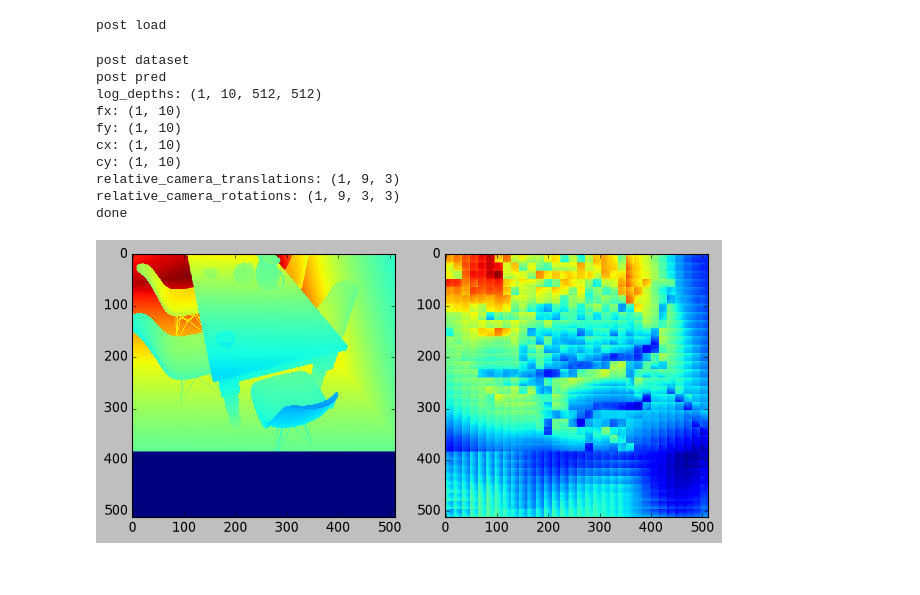
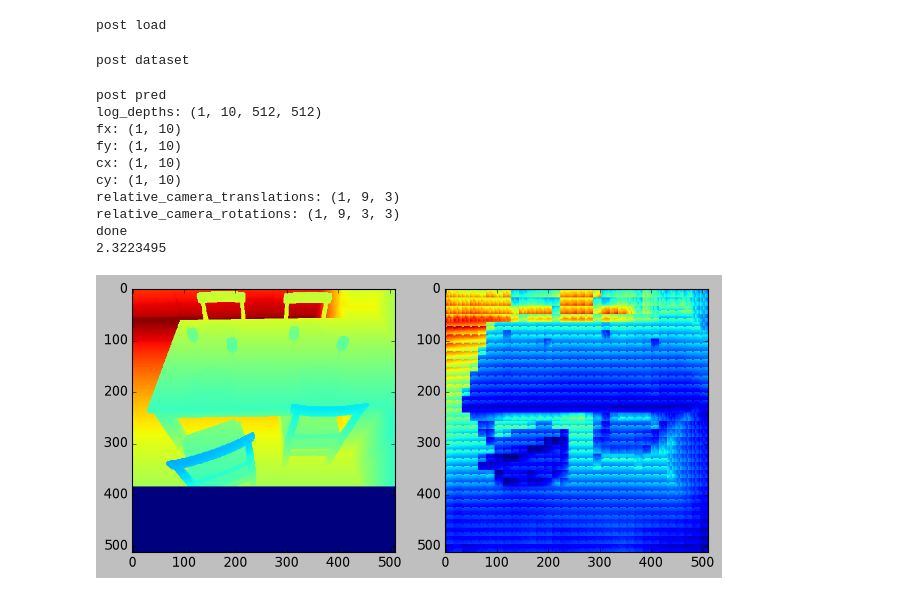
Before and after one commit to hughmathimati/PP3DR, a Jupyter notebook: PP3DR/visualise/notebook.ipynb, the cells around one changed output. Cells and saved outputs as stored; diff of their text form; code cells hidden in the pictures.

```diff
--- a/PP3DR/visualise/notebook.ipynb
+++ b/PP3DR/visualise/notebook.ipynb
@@ -5,9 +12,10 @@ from datasets.nrgbd_dataset import nrgbd_dataset
 import matplotlib.pyplot as plt
 # %%
+# model = post_proj_res_conv()
 model = PP3DR()
-remove_front = True
-
-loaded_state_dict = torch.load("/vulcanscratch/hughma/PP3DR/gradient-matching/PP3DR.pth", weights_only=True)
+remove_front = False
+# I want to see which parameters are left over after loading this.
+loaded_state_dict = torch.load("/vulcanscratch/hughma/PP3DR/LDD-Dn-1000-finetune/PP3DR.pth", weights_only=True)
 if remove_front:
     # The lines here are necessary if all the loaded state dict entries begin with an extra "module."
     new_state_dict = {}
@@ -20,35 +28,39 @@ print("post load")
 
 model = model.eval().to("cuda")
 dataset = nrgbd_dataset()
-data = dataset[0]
-print("post dataset")
-for key in data:
-    data[key] = data[key].unsqueeze(0)
-with torch.amp.autocast("cuda", dtype = torch.bfloat16), torch.no_grad():
-    pred = model(data['images'].to("cuda"), data['rope_x'].to("cuda"), data['rope_y'].to("cuda"))
-print("post pred")
-for key in pred:
-    pred[key] = pred[key].to(torch.float32).cpu().numpy(force=True)
-    print(f"{key}: {pred[key].shape}")
-print("done")
+# dataset = sintel_dataset()
 # %% [output]
 post load
-post dataset
-post pred
-log_depths: (1, 10, 512, 512)
-fx: (1, 10)
-fy: (1, 10)
-cx: (1, 10)
-cy: (1, 10)
-relative_camera_translations: (1, 9, 3)
-relative_camera_rotations: (1, 9, 3, 3)
-done
-# %%
-# plt.style.use("seaborn-v0_8-darkgrid")
-plt.style.use("classic")
-fig, (a1, a2) = plt.subplots(1, 2)
-a1.imshow(data['depths'][0][0])
-a2.imshow(pred['log_depths'][0][0])
-fig.tight_layout()
-# %% [output]
-[figure, removed]
+# %%
+data = dataset[4] # 8
+print("post dataset")
+for key in data:
+    data[key] = data[key].unsqueeze(0)
+with torch.amp.autocast("cuda", dtype = torch.bfloat16), torch.no_grad():
+    pred = model(data['images'].to("cuda"), data['rope_x'].to("cuda"), data['rope_y'].to("cuda"))
+print("post pred")
+for key in pred:
+    pred[key] = pred[key].to(torch.float32).cpu().numpy(force=True)
+    print(f"{key}: {pred[key].shape}")
+print("done")
+import numpy as np
+# plt.style.use("seaborn-v0_8-darkgrid")
+plt.style.use("classic")
+fig, (a1, a2) = plt.subplots(1, 2)
+a1.imshow(data['depths'][0][0])
+a2.imshow(np.exp(pred['log_depths'][0][0]))
+print(pred['log_depths'][0][0].mean())
+fig.tight_layout()
+# %% [output]
+post dataset
+post pred
+log_depths: (1, 10, 512, 512)
+fx: (1, 10)
+fy: (1, 10)
+cx: (1, 10)
+cy: (1, 10)
+relative_camera_translations: (1, 9, 3)
+relative_camera_rotations: (1, 9, 3, 3)
+done
+2.3223495
+[figure, added]
```
Also changed, not shown: parts of 1 cell of this notebook, 9 other files.
